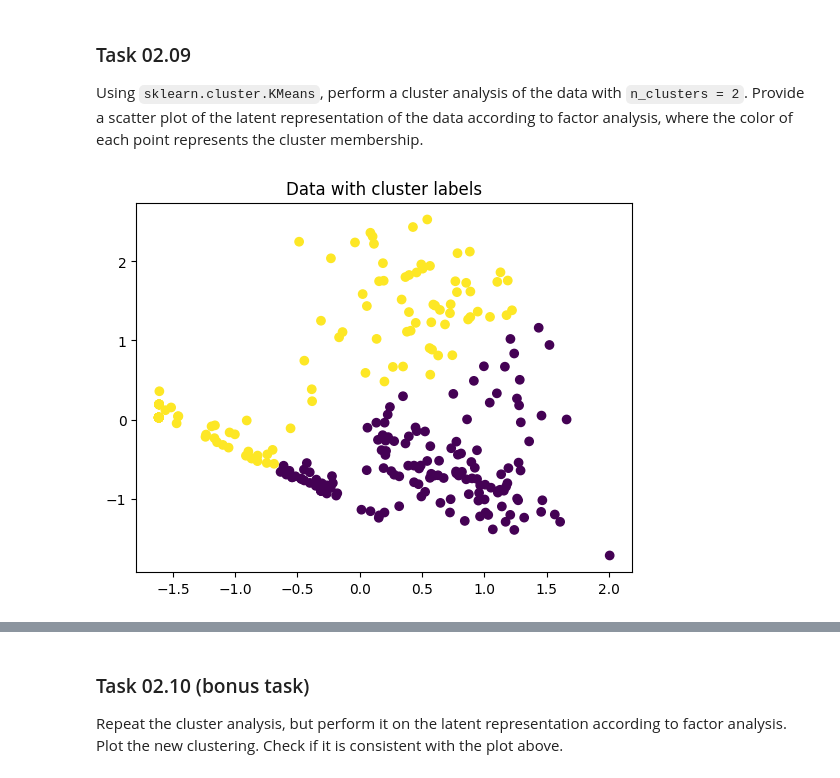
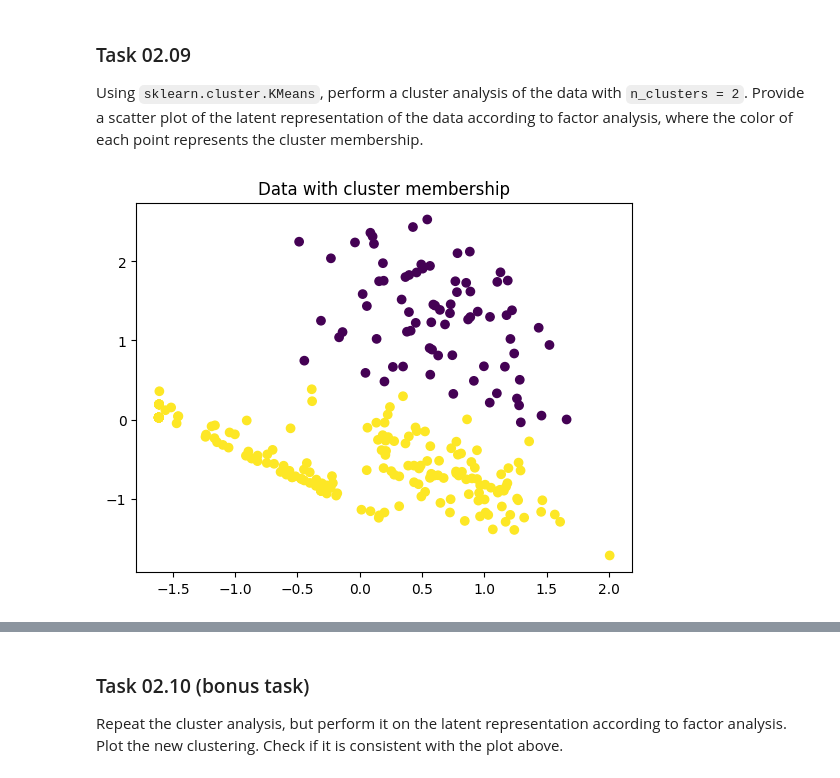
Before and after one commit to bhunecke/data-mining, a Jupyter notebook: sheet02/sheet02.ipynb, the cells around one changed output, grey strips where cells are left out. Cells and saved outputs as stored; diff of their text form; code cells hidden in the pictures.

```diff
--- a/sheet02/sheet02.ipynb
+++ b/sheet02/sheet02.ipynb
@@ -272,14 +272,14 @@ Using `sklearn.cluster.KMeans`, perform a cluster analysis of the data with `n_c
 # %%
 from sklearn.decomposition import FactorAnalysis
 
 fa = FactorAnalysis(n_components=2)
 X_transformed = fa.fit_transform(X)
 
 kmeans = KMeans(n_clusters=2, n_init="auto")
 clusters = kmeans.fit_predict(X_transformed)
 
-plt.title("Data with cluster labels")
+plt.title("Data with cluster membership")
 plt.scatter(X_transformed[:, 0], X_transformed[:, 1], c=clusters)
 plt.show()
 # %% [output]
-[figure, old version]
+[figure, new version]
```
Also changed, not shown: parts of 2 cells of this notebook.
